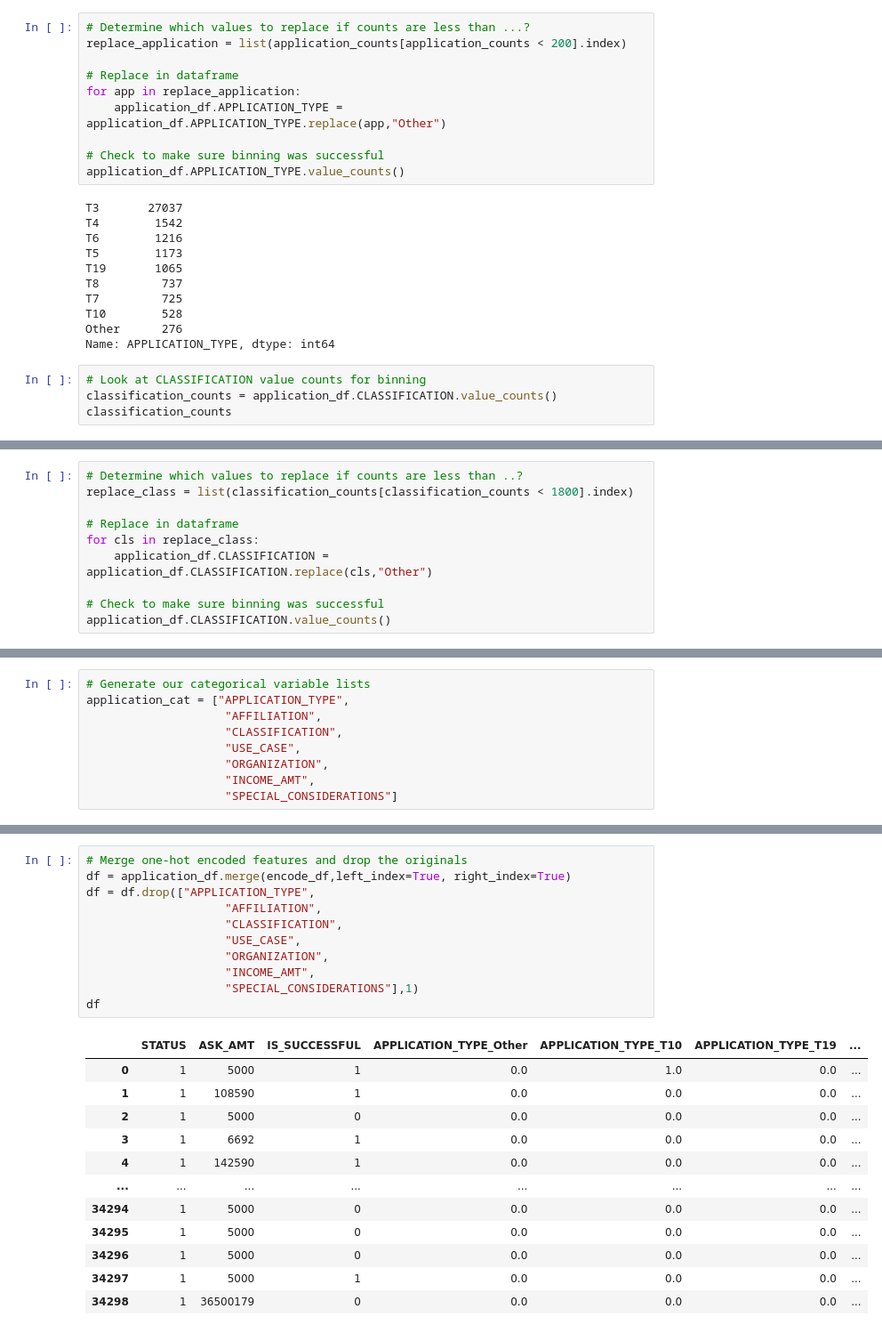
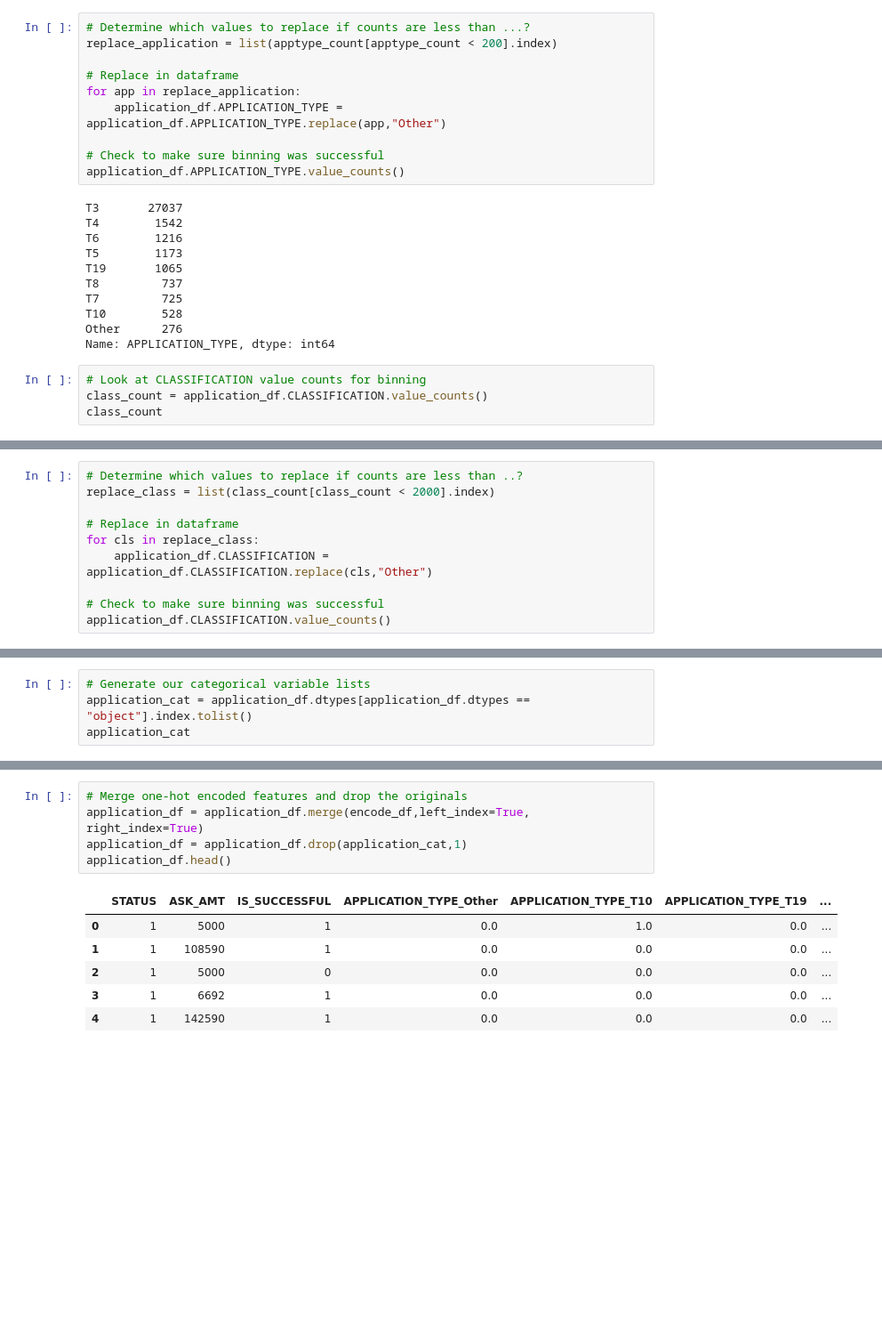
Before and after one commit to aw1442/Neural_Network_Charity_Analysis, a Jupyter notebook: AlphabetSoupCharity_Optimization.ipynb, the cells around one changed output, grey strips where cells are left out. Shown: that part at 89% size. Drawn from its saved outputs; the diff is of its cells as text; blank space fills up the shorter version.

```diff
--- a/AlphabetSoupCharity_Optimization.ipynb
+++ b/AlphabetSoupCharity_Optimization.ipynb
@@ -83,7 +106,7 @@ application_counts.plot.density()
 [figure]
 # %%
 # Determine which values to replace if counts are less than ...?
-replace_application = list(application_counts[application_counts < 200].index)
+replace_application = list(apptype_count[apptype_count < 200].index)
 
 # Replace in dataframe
 for app in replace_application:
@@ -104,8 +127,8 @@ Other      276
 Name: APPLICATION_TYPE, dtype: int64
 # %%
 # Look at CLASSIFICATION value counts for binning
-classification_counts = application_df.CLASSIFICATION.value_counts()
-classification_counts
+class_count = application_df.CLASSIFICATION.value_counts()
+class_count
 # %% [output]
 C1000    17326
 C2000     6074
@@ -127,7 +151,7 @@ classification_counts.plot.density()
 [figure]
 # %%
 # Determine which values to replace if counts are less than ..?
-replace_class = list(classification_counts[classification_counts < 1800].index)
+replace_class = list(class_count[class_count < 2000].index)
 
 # Replace in dataframe
 for cls in replace_class:
@@ -160,9 +168,4 @@ dtype: object
 # %%
 # Generate our categorical variable lists
-application_cat = ["APPLICATION_TYPE",
-                    "AFFILIATION",
-                    "CLASSIFICATION",
-                    "USE_CASE",
-                    "ORGANIZATION",
-                    "INCOME_AMT",
-                    "SPECIAL_CONSIDERATIONS"]
+application_cat = application_df.dtypes[application_df.dtypes == "object"].index.tolist()
+application_cat
@@ -187,24 +198,12 @@ encode_df.head()
 # %%
 # Merge one-hot encoded features and drop the originals
-df = application_df.merge(encode_df,left_index=True, right_index=True)
-df = df.drop(["APPLICATION_TYPE",
-                    "AFFILIATION",
-                    "CLASSIFICATION",
-                    "USE_CASE",
-                    "ORGANIZATION",
-                    "INCOME_AMT",
-                    "SPECIAL_CONSIDERATIONS"],1)
-df
+application_df = application_df.merge(encode_df,left_index=True, right_index=True)
+application_df = application_df.drop(application_cat,1)
+application_df.head()
 # %% [output]
 |  | STATUS | ASK_AMT | IS_SUCCESSFUL | APPLICATION_TYPE_Other | APPLICATION_TYPE_T10 | APPLICATION_TYPE_T19 | ... |
 | 0 | 1 | 5000 | 1 | 0.0 | 1.0 | 0.0 | ... |
 | 1 | 1 | 108590 | 1 | 0.0 | 0.0 | 0.0 | ... |
 | 2 | 1 | 5000 | 0 | 0.0 | 0.0 | 0.0 | ... |
 | 3 | 1 | 6692 | 1 | 0.0 | 0.0 | 0.0 | ... |
 | 4 | 1 | 142590 | 1 | 0.0 | 0.0 | 0.0 | ... |
-| ... | ... | ... | ... | ... | ... | ... | ... |
-| 34294 | 1 | 5000 | 0 | 0.0 | 0.0 | 0.0 | ... |
-| 34295 | 1 | 5000 | 0 | 0.0 | 0.0 | 0.0 | ... |
-| 34296 | 1 | 5000 | 0 | 0.0 | 0.0 | 0.0 | ... |
-| 34297 | 1 | 5000 | 1 | 0.0 | 0.0 | 0.0 | ... |
-| 34298 | 1 | 36500179 | 0 | 0.0 | 0.0 | 0.0 | ... |
```
Also changed, not shown: parts of 46 cells of this notebook, 3 other files.
